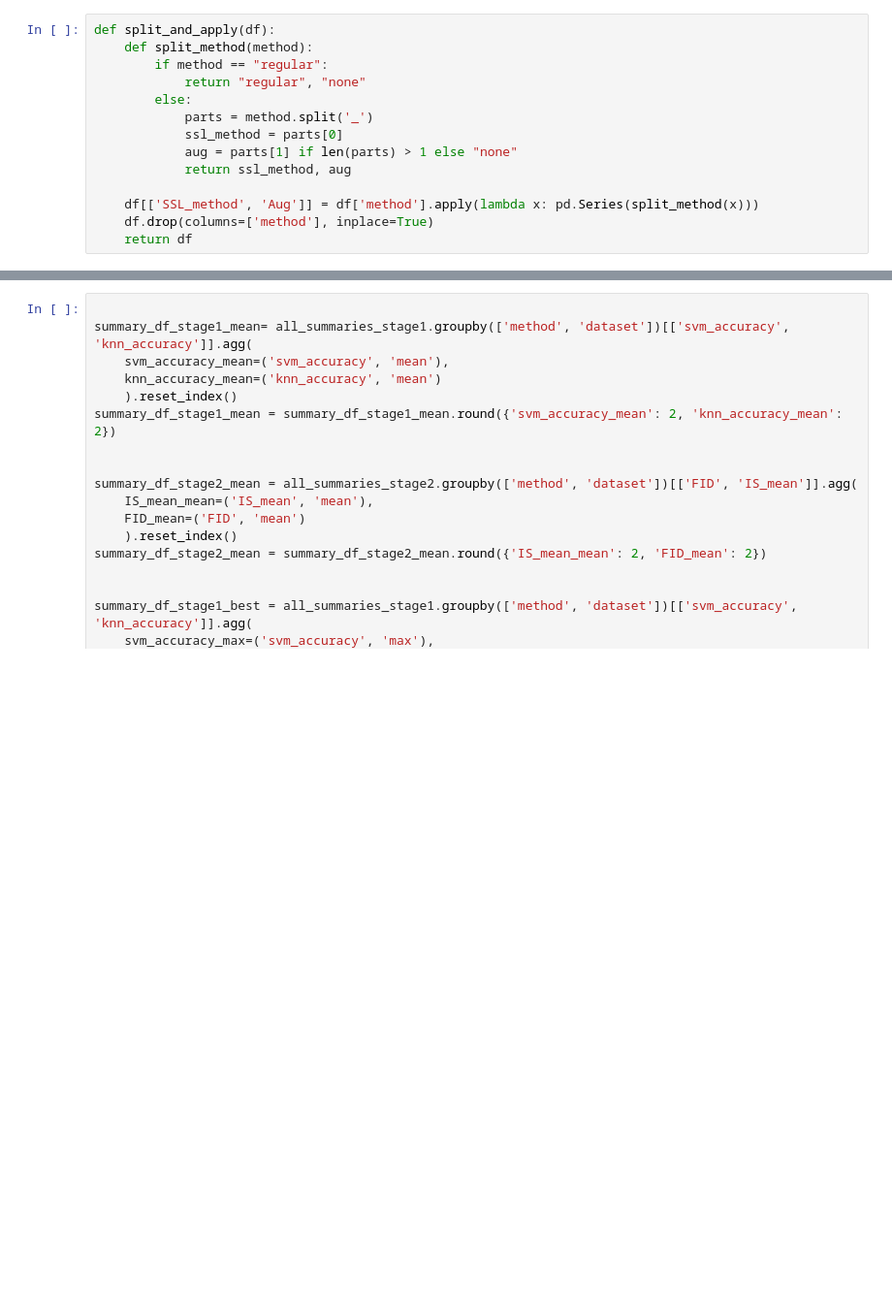
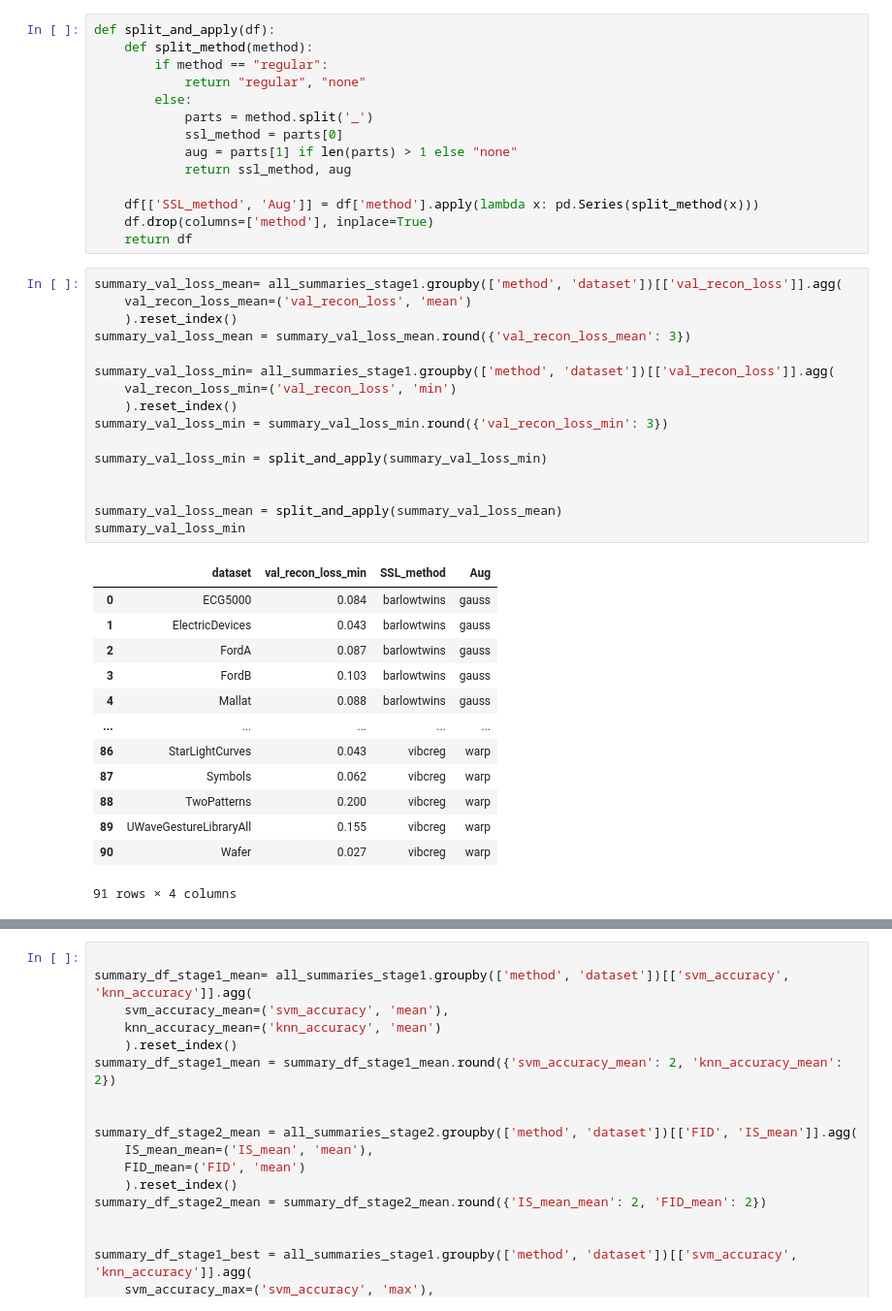
Before and after one commit to Bergschtein/Generative-SSL-VQVAE-modelling, a Jupyter notebook: results.ipynb, the cells around one changed output, grey strips where cells are left out. Shown at 97% size. Saved outputs shown, nothing was run; the diff lists cells and outputs as text; blank space fills up the shorter version.

```diff
--- a/results.ipynb
+++ b/results.ipynb
@@ -71,3 +87,33 @@ def split_and_apply(df):
     df[['SSL_method', 'Aug']] = df['method'].apply(lambda x: pd.Series(split_method(x)))
     df.drop(columns=['method'], inplace=True)
     return df
+# %%
+summary_val_loss_mean= all_summaries_stage1.groupby(['method', 'dataset'])[['val_recon_loss']].agg(
+    val_recon_loss_mean=('val_recon_loss', 'mean')
+    ).reset_index()
+summary_val_loss_mean = summary_val_loss_mean.round({'val_recon_loss_mean': 3})
+
+summary_val_loss_min= all_summaries_stage1.groupby(['method', 'dataset'])[['val_recon_loss']].agg(
+    val_recon_loss_min=('val_recon_loss', 'min')
+    ).reset_index()
+summary_val_loss_min = summary_val_loss_min.round({'val_recon_loss_min': 3})
+
+summary_val_loss_min = split_and_apply(summary_val_loss_min)
+
+
+summary_val_loss_mean = split_and_apply(summary_val_loss_mean)
+summary_val_loss_min
+# %% [output]
+|  | dataset | val_recon_loss_min | SSL_method | Aug |
+| 0 | ECG5000 | 0.084 | barlowtwins | gauss |
+| 1 | ElectricDevices | 0.043 | barlowtwins | gauss |
+| 2 | FordA | 0.087 | barlowtwins | gauss |
+| 3 | FordB | 0.103 | barlowtwins | gauss |
+| 4 | Mallat | 0.088 | barlowtwins | gauss |
+| ... | ... | ... | ... | ... |
+| 86 | StarLightCurves | 0.043 | vibcreg | warp |
+| 87 | Symbols | 0.062 | vibcreg | warp |
+| 88 | TwoPatterns | 0.200 | vibcreg | warp |
+| 89 | UWaveGestureLibraryAll | 0.155 | vibcreg | warp |
+| 90 | Wafer | 0.027 | vibcreg | warp |
+91 rows × 4 columns
```
Also changed, not shown: parts of 2 cells of this notebook, 2 other files.
